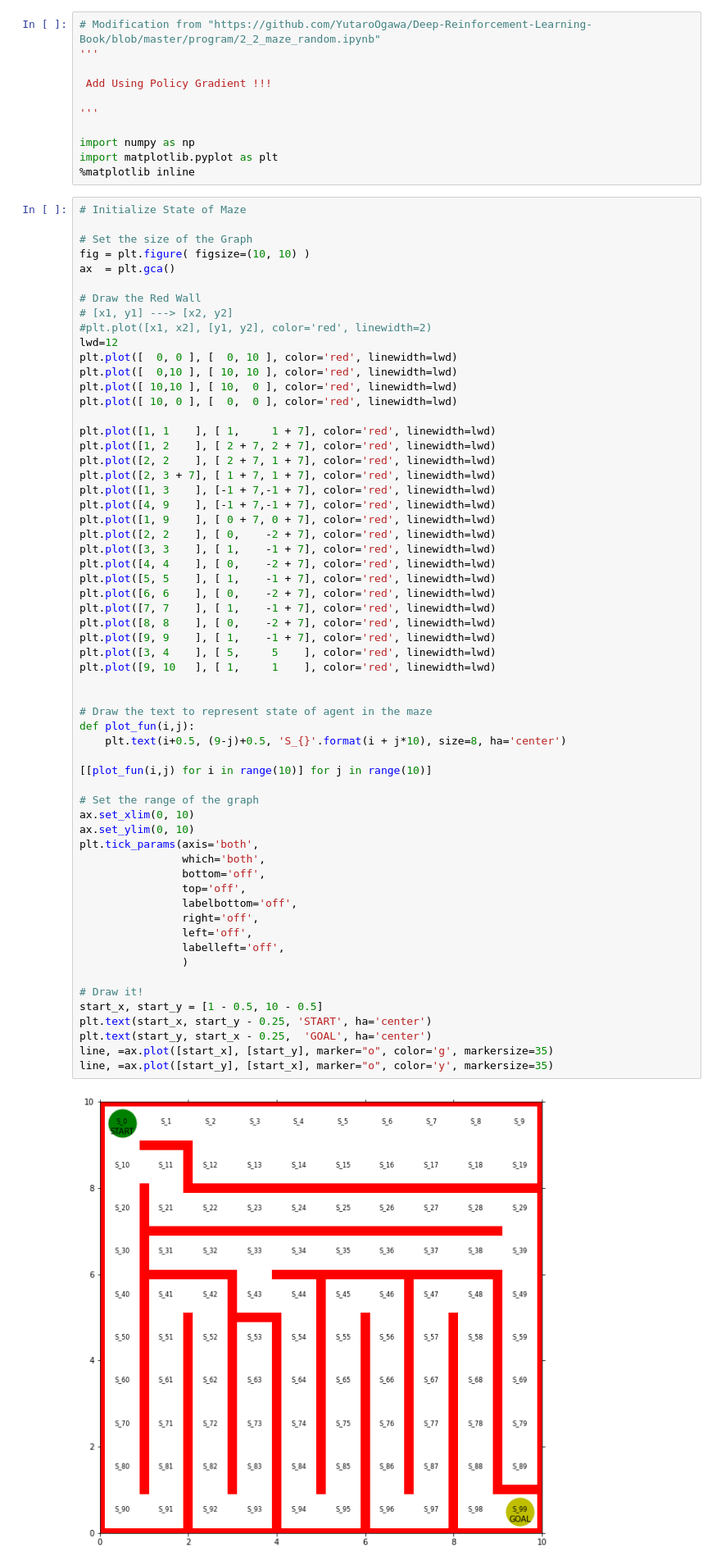
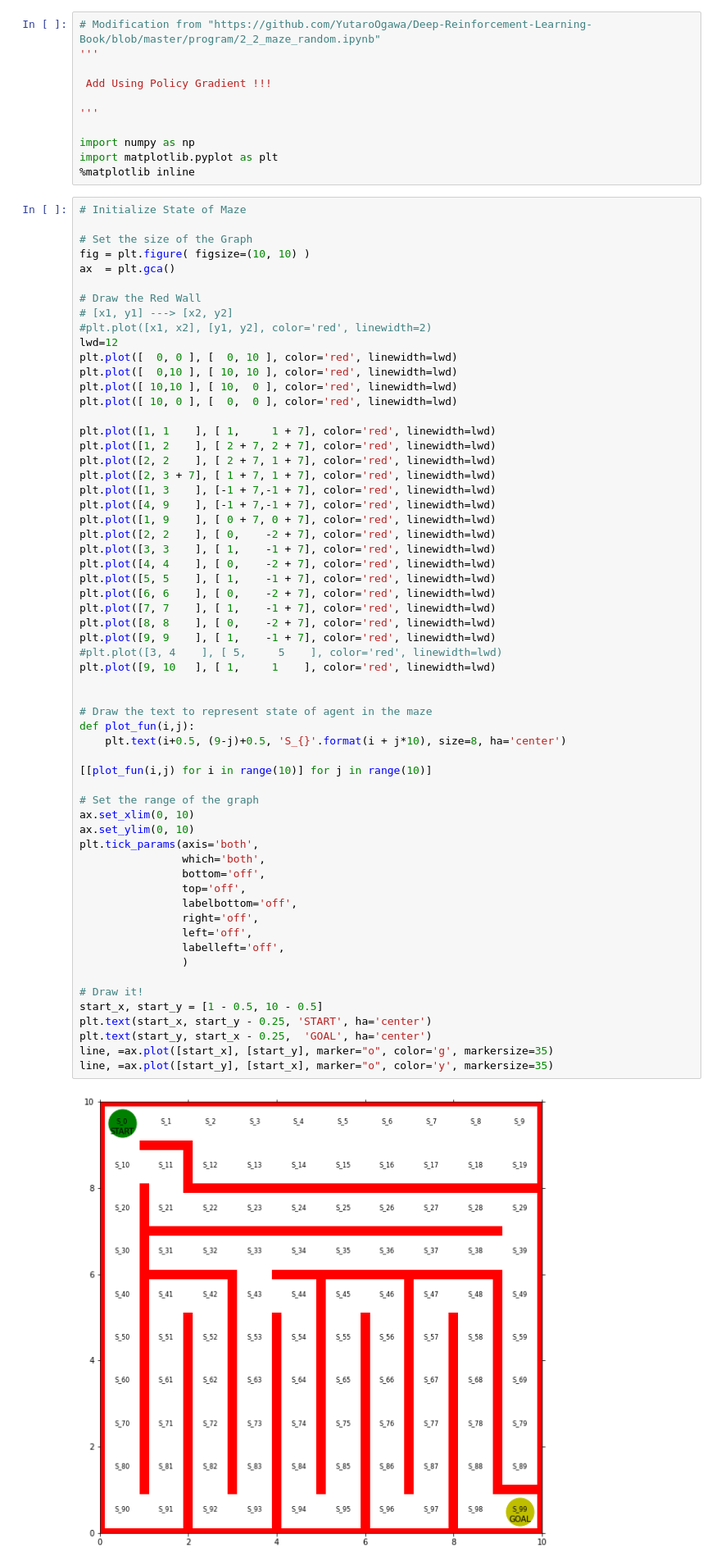
Before and after one commit to J-N-ch/RL_MAZE_Sarsa, a Jupyter notebook: RL_maze_Sarsa.ipynb, the cells around one changed output. Shown: that part at 82% size. Drawn from its saved outputs; the diff is of its cells as text.

```diff
--- a/RL_maze_Sarsa.ipynb
+++ b/RL_maze_Sarsa.ipynb
@@ -42,37 +42,37 @@ plt.plot([6, 6    ], [ 0,    -2 + 7], color='red', linewidth=lwd)
 plt.plot([7, 7    ], [ 1,    -1 + 7], color='red', linewidth=lwd)
 plt.plot([8, 8    ], [ 0,    -2 + 7], color='red', linewidth=lwd)
 plt.plot([9, 9    ], [ 1,    -1 + 7], color='red', linewidth=lwd)
-plt.plot([3, 4    ], [ 5,     5    ], color='red', linewidth=lwd)
+#plt.plot([3, 4    ], [ 5,     5    ], color='red', linewidth=lwd)
 plt.plot([9, 10   ], [ 1,     1    ], color='red', linewidth=lwd)
 
 
 # Draw the text to represent state of agent in the maze
 def plot_fun(i,j):
     plt.text(i+0.5, (9-j)+0.5, 'S_{}'.format(i + j*10), size=8, ha='center')
 
 [[plot_fun(i,j) for i in range(10)] for j in range(10)]
 
 # Set the range of the graph
 ax.set_xlim(0, 10)
 ax.set_ylim(0, 10)
 plt.tick_params(axis='both',
                 which='both',
                 bottom='off',
                 top='off',
                 labelbottom='off',
                 right='off',
                 left='off',
                 labelleft='off',
                 )
 
 # Draw it!
 start_x, start_y = [1 - 0.5, 10 - 0.5]
 plt.text(start_x, start_y - 0.25, 'START', ha='center')
 plt.text(start_y, start_x - 0.25,  'GOAL', ha='center')
 line, =ax.plot([start_x], [start_y], marker="o", color='g', markersize=35)
 line, =ax.plot([start_y], [start_x], marker="o", color='y', markersize=35)
 # %% [output]
-[figure, old version]
+[figure, new version]
 # %%
 # Set the Strategy parameters theta_0 (The Strategy Table)
 N = np.nan
```
Also changed, not shown: parts of 2 cells of this notebook.
